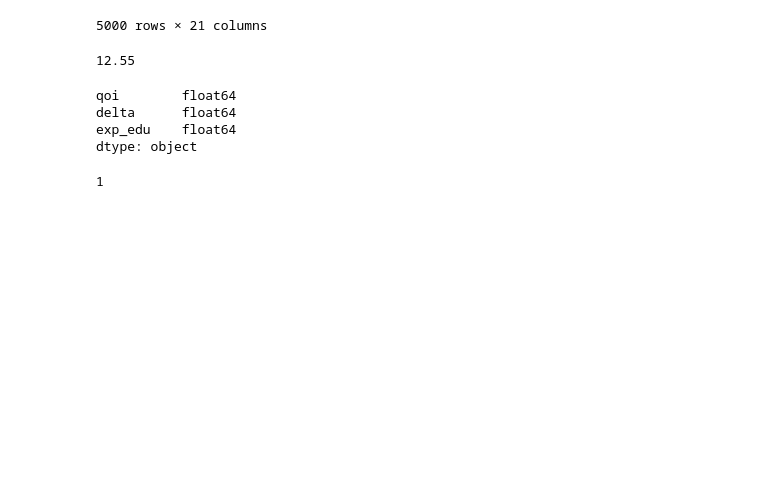
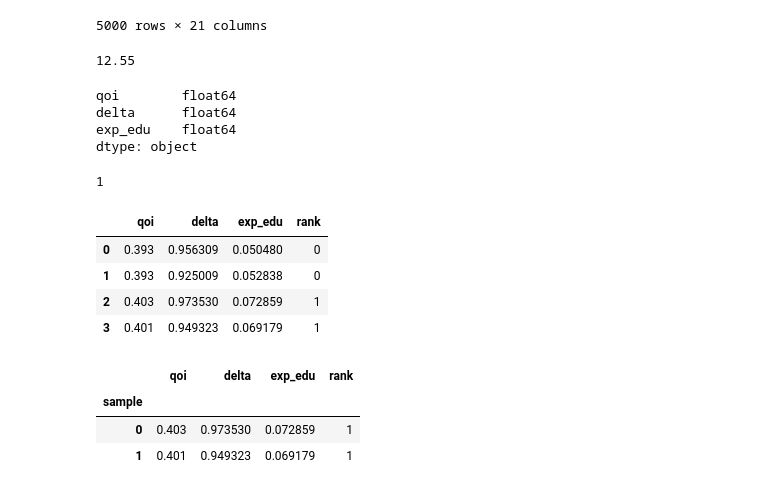
Before and after one commit to OpenSourceEconomics/ose-code-templates, a Jupyter notebook: templates/03_mpi_main_child/template.ipynb, the cells around one changed output. Cells and saved outputs as stored; diff of their text form; code cells hidden in the pictures; blank space fills up the shorter version.

```diff
--- a/templates/03_mpi_main_child/template.ipynb
+++ b/templates/03_mpi_main_child/template.ipynb
@@ -82,0 +81,15 @@ pd
+# %%
+pd.concat(dfs, axis=0, ignore_index=True)
+# %% [output]
+|  | qoi | delta | exp_edu | rank |
+| 0 | 0.393 | 0.956309 | 0.050480 | 0 |
+| 1 | 0.393 | 0.925009 | 0.052838 | 0 |
+| 2 | 0.403 | 0.973530 | 0.072859 | 1 |
+| 3 | 0.401 | 0.949323 | 0.069179 | 1 |
+# %%
+df
+# %% [output]
+|  | qoi | delta | exp_edu | rank |
+| sample |  |  |  |  |
+| 0 | 0.403 | 0.973530 | 0.072859 | 1 |
+| 1 | 0.401 | 0.949323 | 0.069179 | 1 |
```
Also changed, not shown: parts of 1 cell of this notebook, 4 other files.
